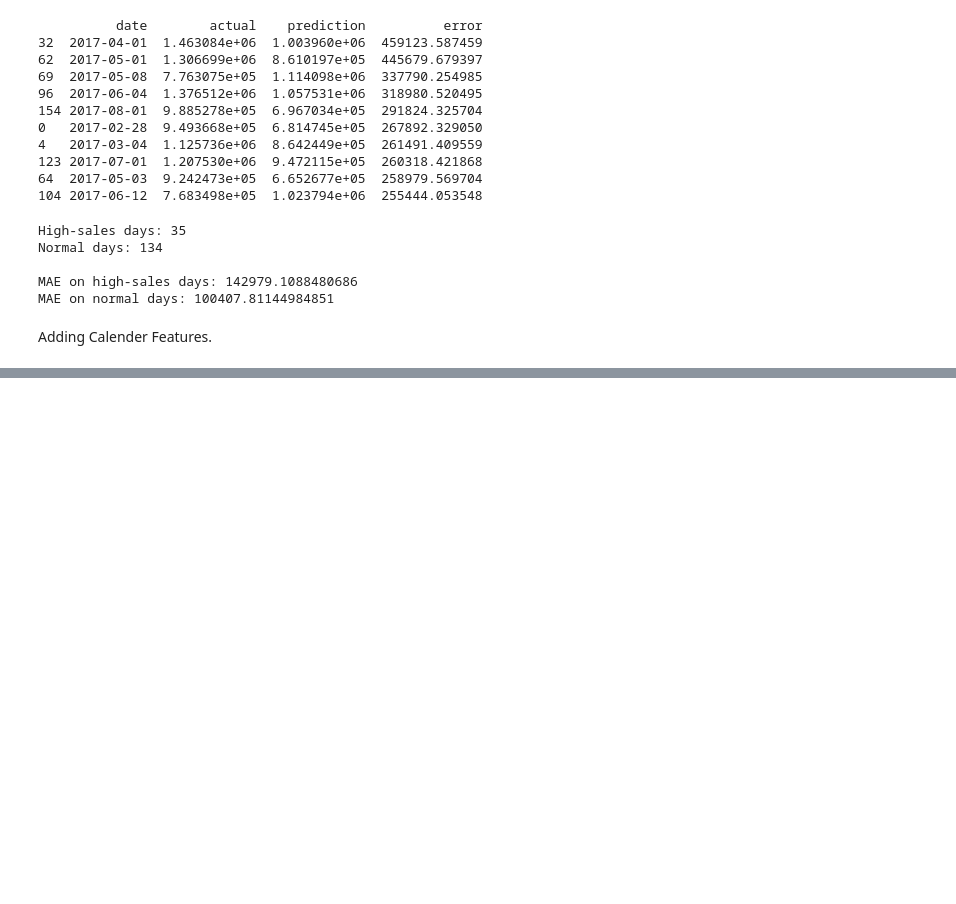
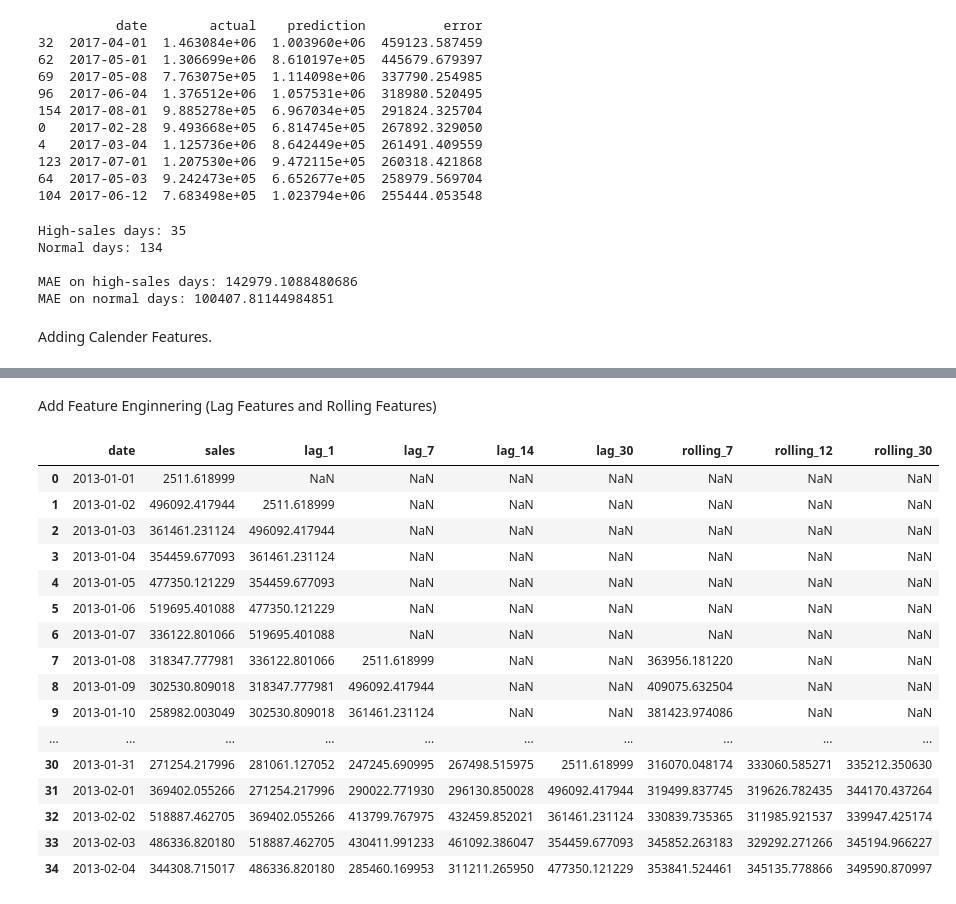
Before and after one commit to bryantmoncada10-ui/LSTM, a Jupyter notebook: notebooks/lstm_sales_forecasting.ipynb, the cells around one changed output, grey strips where cells are left out. Drawn from its saved outputs; the diff is of its cells as text; code cells hidden in the pictures; blank space fills up the shorter version.

Commit message:
Rolling Features and Lag Features

```diff
--- a/notebooks/lstm_sales_forecasting.ipynb
+++ b/notebooks/lstm_sales_forecasting.ipynb
@@ -734,0 +737,2 @@ calendar_df["day_of_week"] = calendar_df["date"].dt.dayofweek
+# %%
+calendar_df["day_of_year"] = calendar_df["date"].dt.dayofyear
@@ -734,0 +755,63 @@ calendar_df["day_of_week"] = calendar_df["date"].dt.dayofweek
+# %% [markdown]
+Add Feature Enginnering (Lag Features and Rolling Features)
+# %%
+calendar_df["lag_1"] = calendar_df["sales"].shift(1)
+
+calendar_df["lag_7"] = calendar_df["sales"].shift(7)
+
+calendar_df["lag_14"] = calendar_df["sales"].shift(14)
+
+calendar_df["lag_30"] = calendar_df["sales"].shift(30)
+# %%
+calendar_df["rolling_7"] = (
+    calendar_df["sales"]
+    .shift(1)
+    .rolling(7)
+    .mean()
+)
+
+calendar_df["rolling_12"] = (
+    calendar_df["sales"]
+    .shift(1)
+    .rolling(12)
+    .mean()
+)
+
+calendar_df["rolling_30"] = (
+    calendar_df["sales"]
+    .shift(1)
+    .rolling(30)
+    .mean()
+)
+# %%
+calendar_df[
+    [
+        "date",
+        "sales",
+        "lag_1",
+        "lag_7",
+        "lag_14",
+        "lag_30",
+        "rolling_7",
+        "rolling_12",
+        "rolling_30"
+    ]
+].head(35)
+# %% [output]
+|  | date | sales | lag_1 | lag_7 | lag_14 | lag_30 | rolling_7 | rolling_12 | rolling_30 |
+| 0 | 2013-01-01 | 2511.618999 | NaN | NaN | NaN | NaN | NaN | NaN | NaN |
+| 1 | 2013-01-02 | 496092.417944 | 2511.618999 | NaN | NaN | NaN | NaN | NaN | NaN |
+| 2 | 2013-01-03 | 361461.231124 | 496092.417944 | NaN | NaN | NaN | NaN | NaN | NaN |
+| 3 | 2013-01-04 | 354459.677093 | 361461.231124 | NaN | NaN | NaN | NaN | NaN | NaN |
+| 4 | 2013-01-05 | 477350.121229 | 354459.677093 | NaN | NaN | NaN | NaN | NaN | NaN |
+| 5 | 2013-01-06 | 519695.401088 | 477350.121229 | NaN | NaN | NaN | NaN | NaN | NaN |
+| 6 | 2013-01-07 | 336122.801066 | 519695.401088 | NaN | NaN | NaN | NaN | NaN | NaN |
+| 7 | 2013-01-08 | 318347.777981 | 336122.801066 | 2511.618999 | NaN | NaN | 363956.181220 | NaN | NaN |
+| 8 | 2013-01-09 | 302530.809018 | 318347.777981 | 496092.417944 | NaN | NaN | 409075.632504 | NaN | NaN |
+| 9 | 2013-01-10 | 258982.003049 | 302530.809018 | 361461.231124 | NaN | NaN | 381423.974086 | NaN | NaN |
+| ... | ... | ... | ... | ... | ... | ... | ... | ... | ... |
+| 30 | 2013-01-31 | 271254.217996 | 281061.127052 | 247245.690995 | 267498.515975 | 2511.618999 | 316070.048174 | 333060.585271 | 335212.350630 |
+| 31 | 2013-02-01 | 369402.055266 | 271254.217996 | 290022.771930 | 296130.850028 | 496092.417944 | 319499.837745 | 319626.782435 | 344170.437264 |
+| 32 | 2013-02-02 | 518887.462705 | 369402.055266 | 413799.767975 | 432459.852021 | 361461.231124 | 330839.735365 | 311985.921537 | 339947.425174 |
+| 33 | 2013-02-03 | 486336.820180 | 518887.462705 | 430411.991233 | 461092.386047 | 354459.677093 | 345852.263183 | 329292.271266 | 345194.966227 |
+| 34 | 2013-02-04 | 344308.715017 | 486336.820180 | 285460.169953 | 311211.265950 | 477350.121229 | 353841.524461 | 345135.778866 | 349590.870997 |
```
Also changed, not shown: parts of 4 cells of this notebook.
